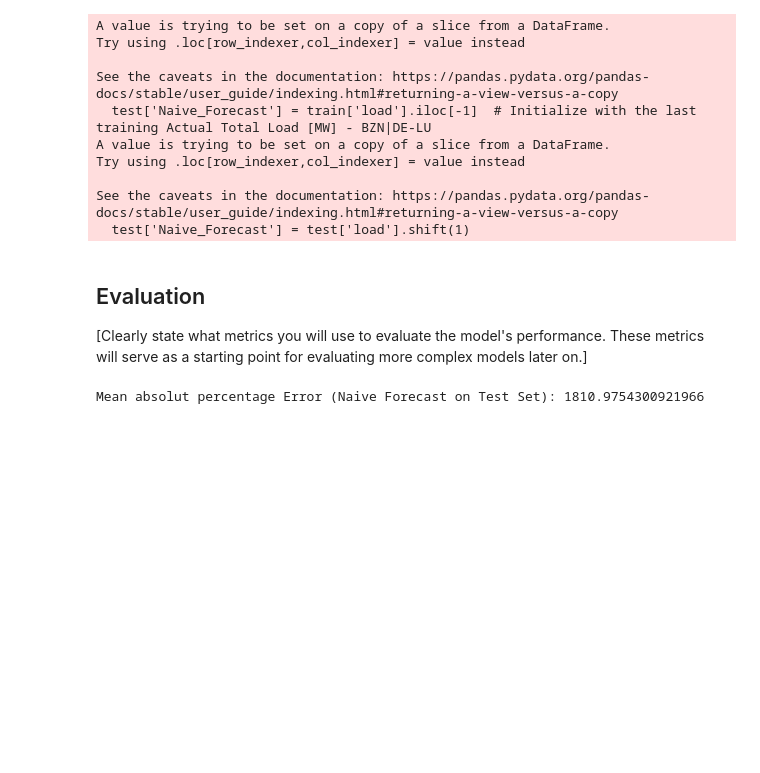
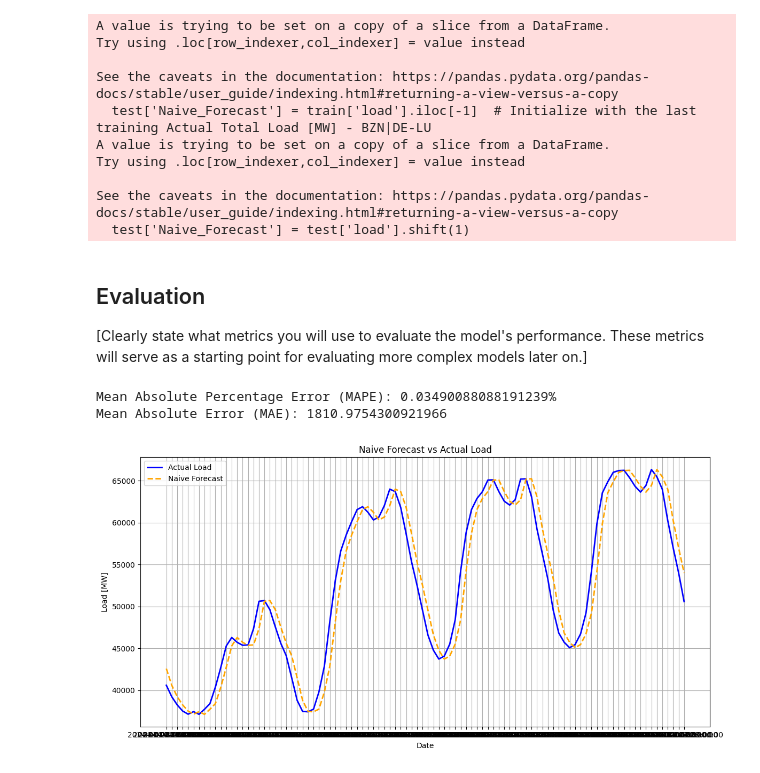
Before and after one commit to Timson1235/energy-timeseries-project, a Jupyter notebook: 2_BaselineModel/naive_forecast_tim.ipynb, the cells around one changed output. Saved outputs shown, nothing was run; the diff lists cells and outputs as text; code cells hidden in the pictures; blank space fills up the shorter version.

```diff
--- a/2_BaselineModel/naive_forecast_tim.ipynb
+++ b/2_BaselineModel/naive_forecast_tim.ipynb
@@ -65,10 +65,39 @@ See the caveats in the documentation: https://pandas.pydata.org/pandas-docs/stab
 ## Evaluation
 
 [Clearly state what metrics you will use to evaluate the model's performance. These metrics will serve as a starting point for evaluating more complex models later on.]
-# %%
-# Calculate MSE for the naive forecast on the test set
-mape_naive_test = mean_absolute_error(test['load'], test['Naive_Forecast'])
-
-print("Mean absolut percentage Error (Naive Forecast on Test Set):", mape_naive_test)
-# %% [output]
-Mean absolut percentage Error (Naive Forecast on Test Set): 1810.9754300921966
+# %%
+mae = mean_absolute_error(test['load'], test['Naive_Forecast'])
+# Calculate MAPE
+mape = mean_absolute_percentage_error(test['load'], test['Naive_Forecast'])
+
+# Print MAPE
+print(f"Mean Absolute Percentage Error (MAPE): {mape}%")
+# Print MAE
+print(f"Mean Absolute Error (MAE): {mae}")
+# %% [output]
+Mean Absolute Percentage Error (MAPE): 0.03490088088191239%
+Mean Absolute Error (MAE): 1810.9754300921966
+# %%
+# Import necessary libraries
+import matplotlib.pyplot as plt
+
+# Define the date range for plotting (adjust these dates as needed)
+start_date = '2024-01-01'  # Replace with the desired start date
+end_date = '2024-01-05'    # Replace with the desired end date
+
+# Filter the test data within the specified date range
+filtered_test = test[(test['time'] >= start_date) & (test['time'] <= end_date)]
+
+# Plot the test data and naive forecast
+plt.figure(figsize=(12, 6))
+plt.plot(filtered_test['time'], filtered_test['load'], label='Actual Load', color='blue', linewidth=2)
+plt.plot(filtered_test['time'], filtered_test['Naive_Forecast'], label='Naive Forecast', color='orange', linestyle='--', linewidth=2)
+plt.xlabel('Date')
+plt.ylabel('Load [MW]')
+plt.title('Naive Forecast vs Actual Load')
+plt.legend()
+plt.grid()
+plt.tight_layout()
+plt.show()
+# %% [output]
+[figure, added]
```
